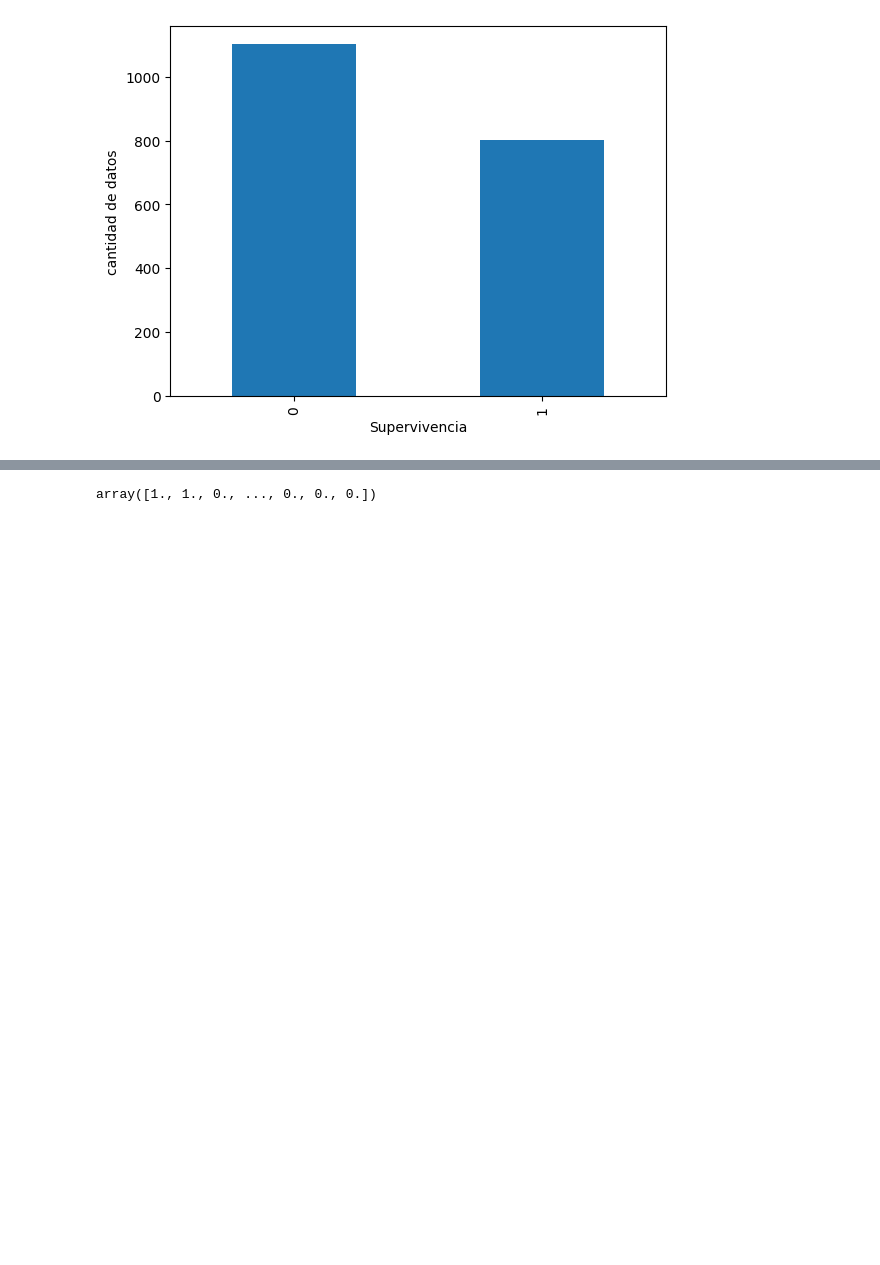
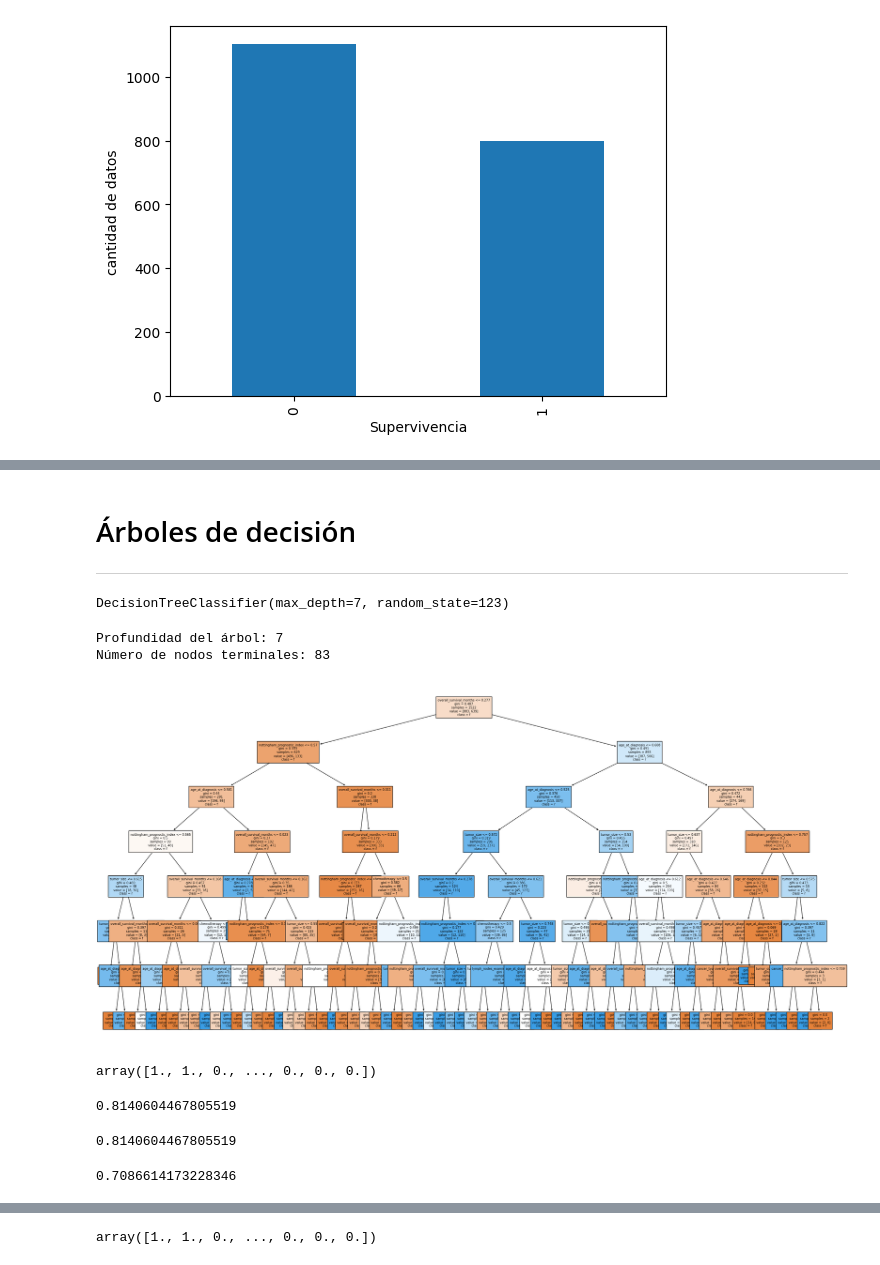
Before and after one commit to diazgaby/MachineLearning_Pregrado, a Jupyter notebook: comp.ipynb, the cells around one changed output, grey strips where cells are left out. Drawn from its saved outputs; the diff is of its cells as text; code cells hidden in the pictures; blank space fills up the shorter version.

Commit message:
Arboles decision

```diff
--- a/comp.ipynb
+++ b/comp.ipynb
@@ -274,3 +274,9 @@ plt.ylabel("cantidad de datos")
 # %% [output]
 Text(0, 0.5, 'cantidad de datos')
 [figure]
+# %%
+###modelo maquna soporte vectorial
+x = df1.drop("overall_survival", axis=1)
+
+y = df1["overall_survival"]
+y
@@ -276,0 +296,4 @@ Text(0, 0.5, 'cantidad de datos')
+# %%
+#creando datos de entrenamiento y de prueba
+#Dividamos nuestros datos utilizando el 80 % para entrenamiento y el 20 % restante para pruebas.
+x_train, x_test, y_train, y_test=train_test_split(x, y, test_size=0.2, random_state=20)
@@ -276,0 +319,3 @@ Text(0, 0.5, 'cantidad de datos')
+# %% [markdown]
+<h1> Árboles de decisión </h1>
+<hr>
@@ -276,0 +339,5 @@ Text(0, 0.5, 'cantidad de datos')
+# %%
+Modelo1 = DecisionTreeClassifier(max_depth=7, criterion = 'gini', random_state = 123) # profundidad hiperparametro a optimizar
+Modelo1.fit(x_train,y_train)
+# %% [output]
+DecisionTreeClassifier(max_depth=7, random_state=123)
@@ -276,0 +346,25 @@ Text(0, 0.5, 'cantidad de datos')
+# %%
+fig, ax = plt.subplots(figsize=(30, 15))
+print(f"Profundidad del árbol: {Modelo1.get_depth()}")
+print(f"Número de nodos terminales: {Modelo1.get_n_leaves()}")
+plot = plot_tree(decision_tree = Modelo1,
+              feature_names = x_train.columns,
+                filled = True,
+               fontsize = 7,
+                class_names = "fraud",
+                ax = ax
+              )
+# %% [output]
+Profundidad del árbol: 7
+Número de nodos terminales: 83
+[figure, added]
+# %%
+predicciones_train = Modelo1.predict(X = x_train)
+predicciones_train
+# %% [output]
+array([1., 1., 0., ..., 0., 0., 0.])
+# %%
+# train
+metrics.accuracy_score(y_train,predicciones_train)
+# %% [output]
+0.8140604467805519
@@ -276,0 +374,11 @@ Text(0, 0.5, 'cantidad de datos')
+# %%
+# train
+metrics.accuracy_score(y_train, predicciones_train)
+# %% [output]
+0.8140604467805519
+# %%
+# test
+Accuracy_AD_VS_DD = metrics.accuracy_score(y_test, predicciones_test)
+Accuracy_AD_VS_DD
+# %% [output]
+0.7086614173228346
```
Also changed, not shown: parts of 28 cells of this notebook.
